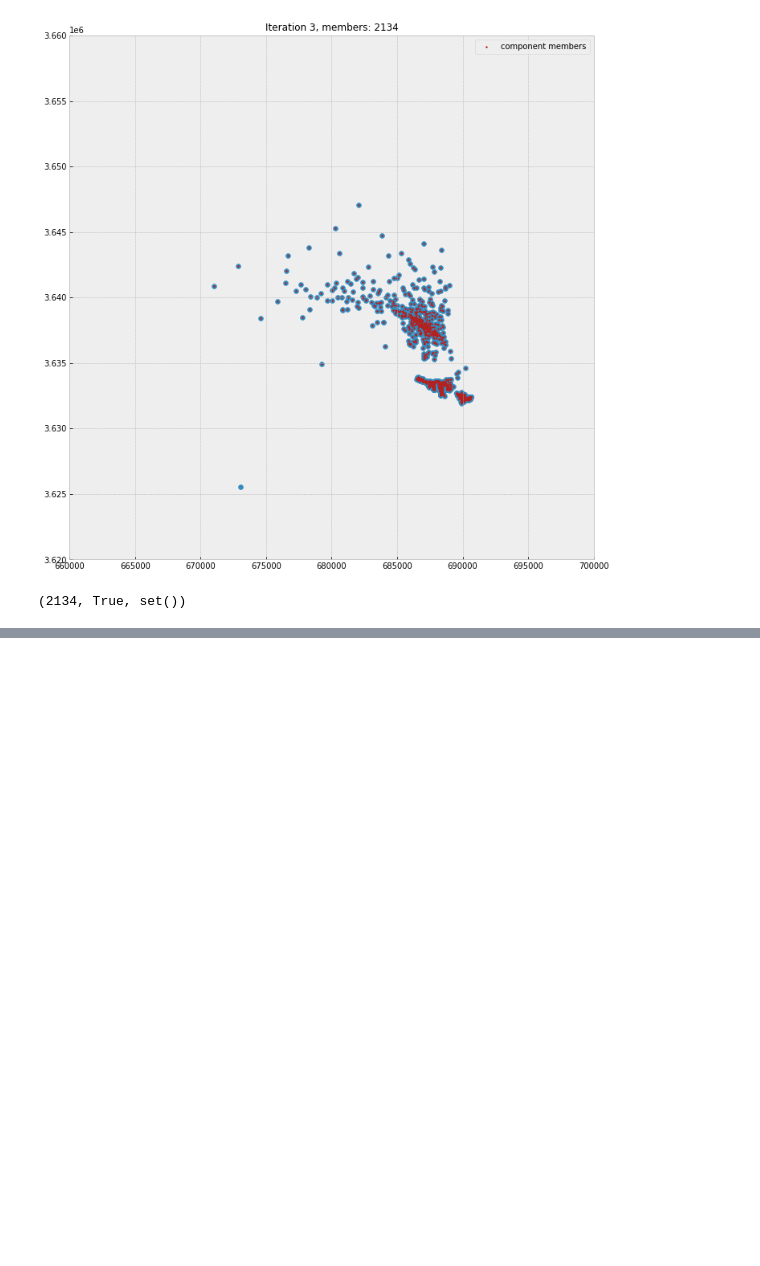
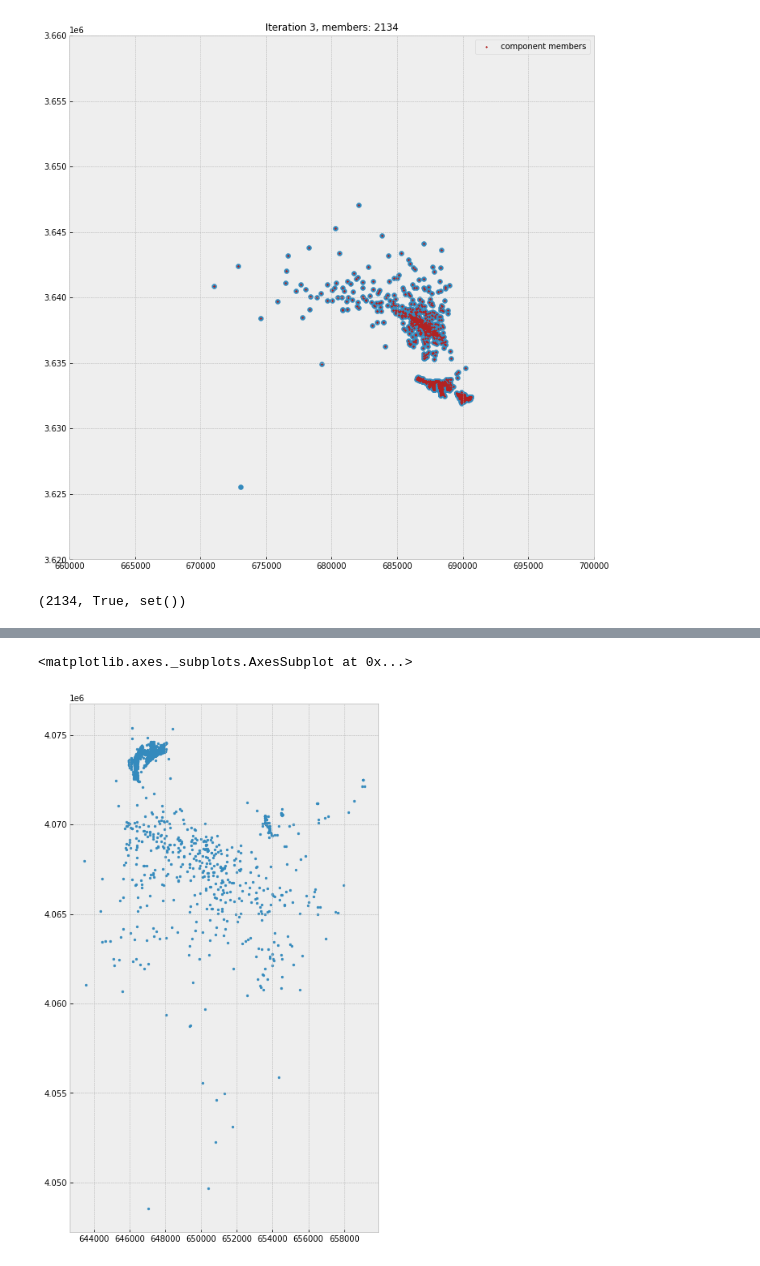
Before and after one commit to efratmag/ports-mapping-using-behavioral-vessel-data, a Jupyter notebook: dev_experiments/[Dev] Connected components algo.ipynb, the cells around one changed output, grey strips where cells are left out. Cells and saved outputs as stored; diff of their text form; code cells hidden in the pictures; blank space fills up the shorter version.

```diff
--- a/dev_experiments/[Dev] Connected components algo.ipynb
+++ b/dev_experiments/[Dev] Connected components algo.ipynb
@@ -519,0 +614,6 @@ locs[locs.component==7].plot(ax=plt.gca(), markersize=8)
+# %%
+plt.figure(figsize=(12,12))
+locs[locs.component==0].plot(ax=plt.gca(), markersize=8)
+# %% [output]
+<matplotlib.axes._subplots.AxesSubplot at 0x...>
+[figure, added]
```
Also changed, not shown: parts of 29 cells of this notebook.
